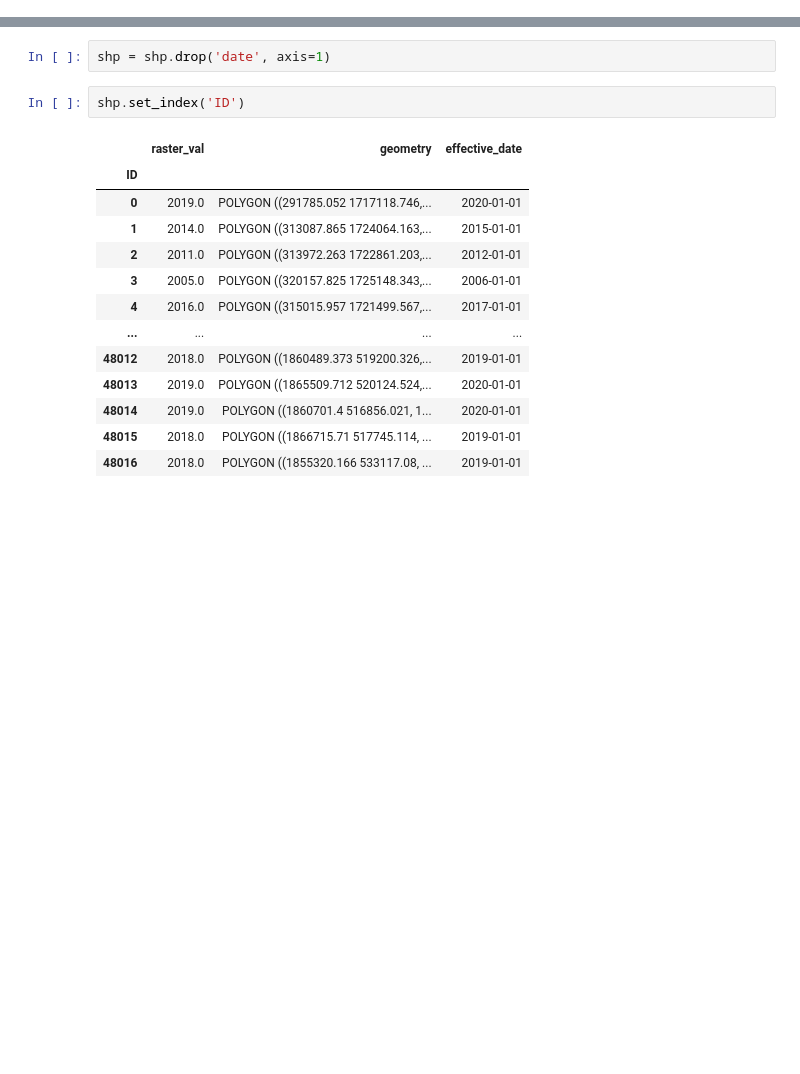
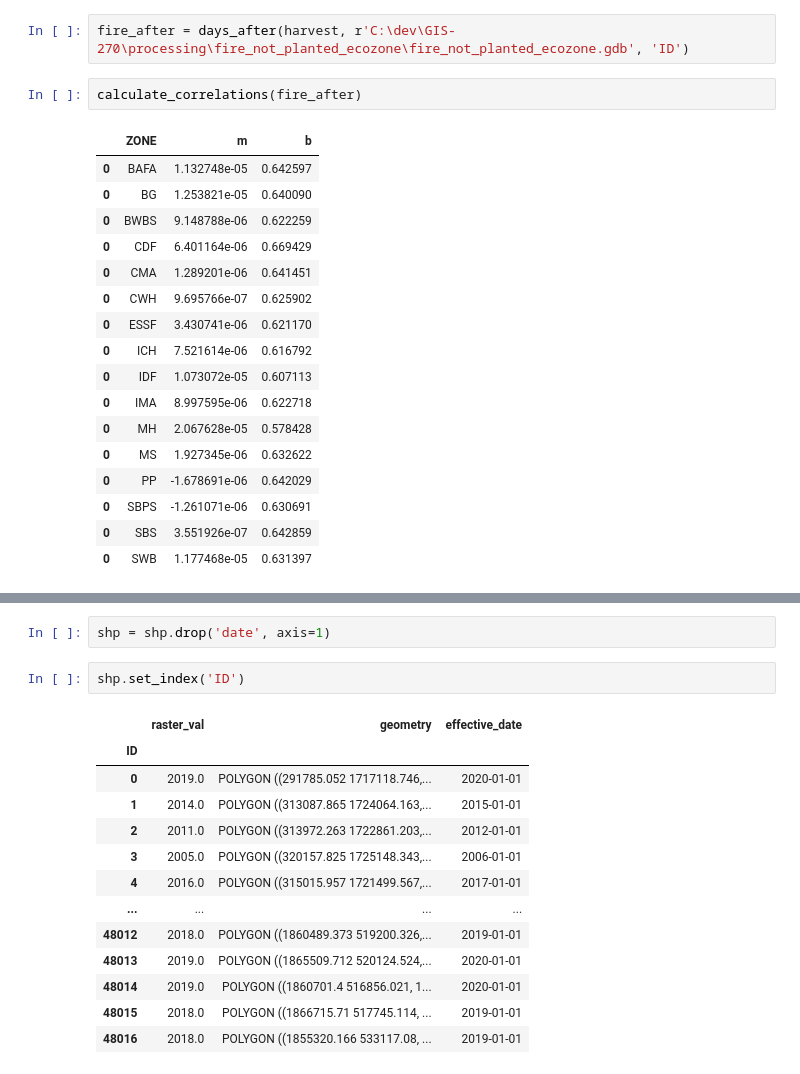
Before and after one commit to josephbuckingham/GIS-270, a Jupyter notebook: python_notebooks/n_day_after_analysis/n_day_after_analysis.ipynb, the cells around one changed output, grey strips where cells are left out. Saved outputs shown, nothing was run; the diff lists cells and outputs as text; blank space fills up the shorter version.

```diff
--- a/python_notebooks/n_day_after_analysis/n_day_after_analysis.ipynb
+++ b/python_notebooks/n_day_after_analysis/n_day_after_analysis.ipynb
@@ -21 +141,23 @@ def days_after(df, ref_shp, shp_id):
+# %%
+fire_after = days_after(harvest, r'C:\dev\GIS-270\processing\fire_not_planted_ecozone\fire_not_planted_ecozone.gdb', 'ID')
+# %%
+calculate_correlations(fire_after)
+# %% [output]
+|  | ZONE | m | b |
+| 0 | BAFA | 1.132748e-05 | 0.642597 |
+| 0 | BG | 1.253821e-05 | 0.640090 |
+| 0 | BWBS | 9.148788e-06 | 0.622259 |
+| 0 | CDF | 6.401164e-06 | 0.669429 |
+| 0 | CMA | 1.289201e-06 | 0.641451 |
+| 0 | CWH | 9.695766e-07 | 0.625902 |
+| 0 | ESSF | 3.430741e-06 | 0.621170 |
+| 0 | ICH | 7.521614e-06 | 0.616792 |
+| 0 | IDF | 1.073072e-05 | 0.607113 |
+| 0 | IMA | 8.997595e-06 | 0.622718 |
+| 0 | MH | 2.067628e-05 | 0.578428 |
+| 0 | MS | 1.927345e-06 | 0.632622 |
+| 0 | PP | -1.678691e-06 | 0.642029 |
+| 0 | SBPS | -1.261071e-06 | 0.630691 |
+| 0 | SBS | 3.551926e-07 | 0.642859 |
+| 0 | SWB | 1.177468e-05 | 0.631397 |
 # %%
```
Also changed, not shown: parts of 19 cells of this notebook, 2 other files.
